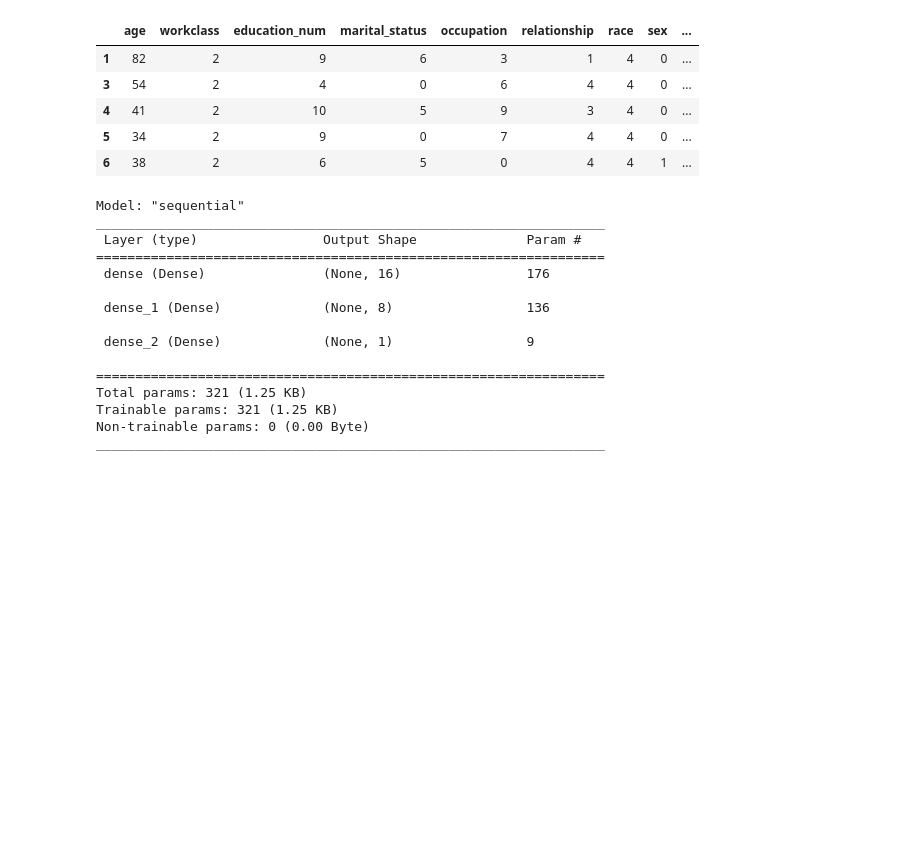
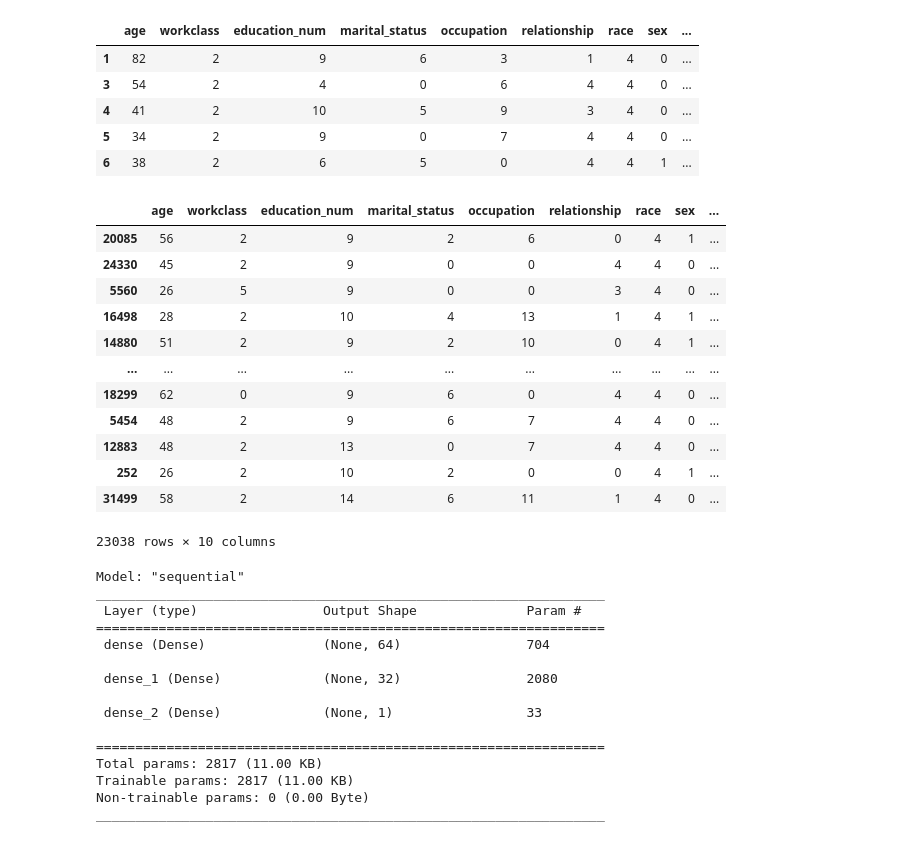
Before and after one commit to dmartinj12/Census_Inequality, a Jupyter notebook: Chris/NeuralNetwork.ipynb, the cells around one changed output. Saved outputs shown, nothing was run; the diff lists cells and outputs as text; code cells hidden in the pictures; blank space fills up the shorter version.

```diff
--- a/Chris/NeuralNetwork.ipynb
+++ b/Chris/NeuralNetwork.ipynb
@@ -101,11 +103,27 @@ X_scaler.fit(X_train)
 # Scale the data
 X_train_scaled = X_scaler.transform(X_train)
 X_test_scaled = X_scaler.transform(X_test)
+# %%
+X_train
+# %% [output]
+|  | age | workclass | education_num | marital_status | occupation | relationship | race | sex | ... |
+| 20085 | 56 | 2 | 9 | 2 | 6 | 0 | 4 | 1 | ... |
+| 24330 | 45 | 2 | 9 | 0 | 0 | 4 | 4 | 0 | ... |
+| 5560 | 26 | 5 | 9 | 0 | 0 | 3 | 4 | 0 | ... |
+| 16498 | 28 | 2 | 10 | 4 | 13 | 1 | 4 | 1 | ... |
+| 14880 | 51 | 2 | 9 | 2 | 10 | 0 | 4 | 1 | ... |
+| ... | ... | ... | ... | ... | ... | ... | ... | ... | ... |
+| 18299 | 62 | 0 | 9 | 6 | 0 | 4 | 4 | 0 | ... |
+| 5454 | 48 | 2 | 9 | 6 | 7 | 4 | 4 | 0 | ... |
+| 12883 | 48 | 2 | 13 | 0 | 7 | 4 | 4 | 0 | ... |
+| 252 | 26 | 2 | 10 | 2 | 0 | 0 | 4 | 1 | ... |
+| 31499 | 58 | 2 | 14 | 6 | 11 | 1 | 4 | 0 | ... |
+23038 rows × 10 columns
 # %%
 # Define the deep learning model
 number_input_features = len(X_train_scaled[0])
-hidden_nodes_layer1 =  16
-hidden_nodes_layer2 = 8
+hidden_nodes_layer1 =  64
+hidden_nodes_layer2 = 32
 
 nn = tf.keras.models.Sequential()
 
@@ -115,7 +133,7 @@ nn.add(
 )
 
 # Second hidden layer
-nn.add(tf.keras.layers.Dense(units=hidden_nodes_layer2, activation="tanh"))
+nn.add(tf.keras.layers.Dense(units=hidden_nodes_layer2, activation="relu"))
 
 # Output layer
 nn.add(tf.keras.layers.Dense(units=1, activation="sigmoid"))
@@ -127,15 +145,15 @@ Model: "sequential"
 _________________________________________________________________
  Layer (type)                Output Shape              Param #
 =================================================================
- dense (Dense)               (None, 16)                176
+ dense (Dense)               (None, 64)                704
 
- dense_1 (Dense)             (None, 8)                 136
+ dense_1 (Dense)             (None, 32)                2080
 
- dense_2 (Dense)             (None, 1)                 9
+ dense_2 (Dense)             (None, 1)                 33
 
 =================================================================
-Total params: 321 (1.25 KB)
-Trainable params: 321 (1.25 KB)
+Total params: 2817 (11.00 KB)
+Trainable params: 2817 (11.00 KB)
 Non-trainable params: 0 (0.00 Byte)
 _________________________________________________________________
 # %%
```
Also changed, not shown: parts of 12 cells of this notebook, 2 other files.
